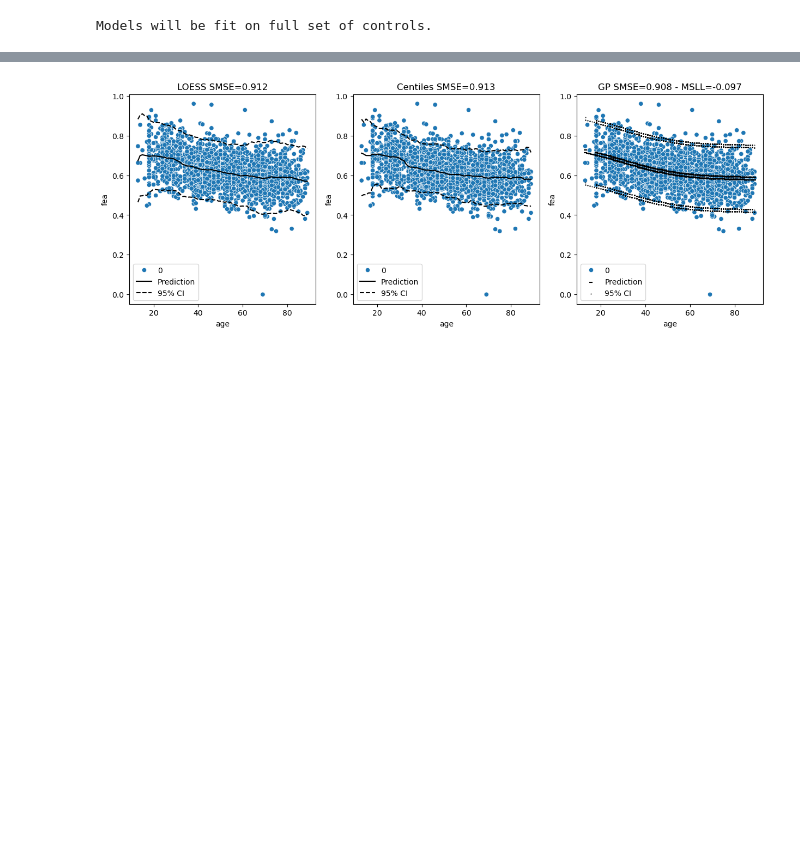
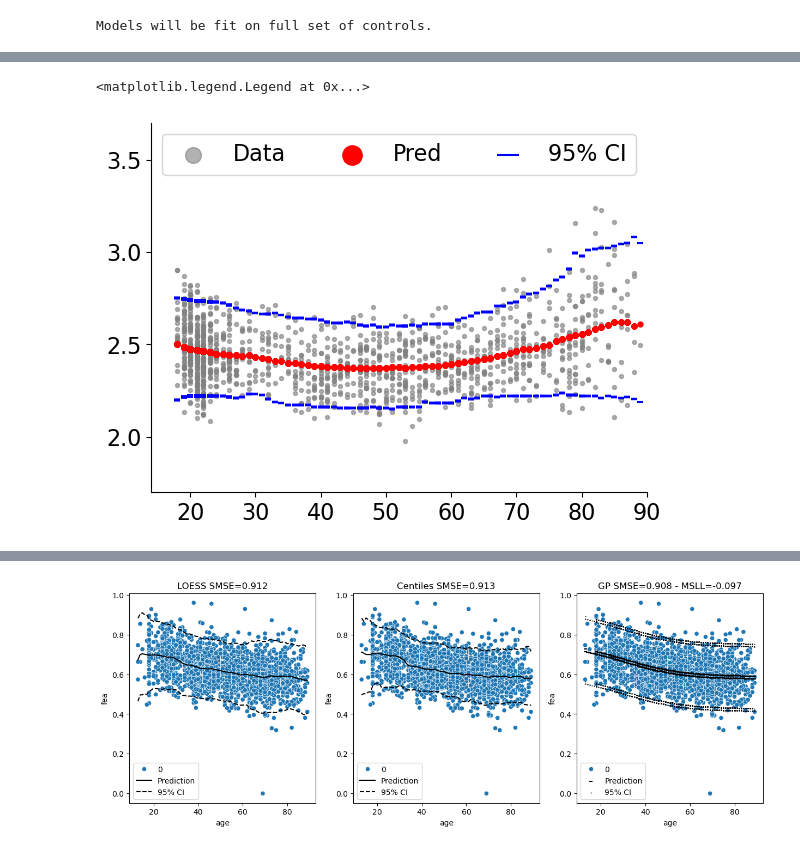
Before and after one commit to podismine/CMDM, a Jupyter notebook: gamlss.ipynb, the cells around one changed output, grey strips where cells are left out. Drawn from its saved outputs; the diff is of its cells as text; code cells hidden in the pictures; blank space fills up the shorter version.

```diff
--- a/gamlss.ipynb
+++ b/gamlss.ipynb
@@ -27,0 +113,25 @@ Models will be fit on full set of controls.
+# %%
+fig, ax = plt.subplots()
+
+
+plt.scatter(m.data[m.data['sex']==1]['age'], m.data[m.data['sex']==1]['fea'],color='grey',alpha=0.6,s=8,label = 'Data')
+
+plt.scatter(m.data[m.data['sex']==1]['age'], m.data[m.data['sex']==1]['LOESS_pred'],color='red',marker='o',s=12,label = 'Pred')
+plt.scatter(m.data[m.data['sex']==1]['age'], m.data[m.data['sex']==1]['Centiles_5'],color='blue',marker='_',s=16,label='95% CI')
+plt.scatter(m.data[m.data['sex']==1]['age'], m.data[m.data['sex']==1]['Centiles_95'],color='blue',marker='_',s=16)
+
+
+# 去掉上边框和右边框
+ax.spines['top'].set_visible(False)
+ax.spines['right'].set_visible(False)
+from matplotlib.ticker import MultipleLocator
+
+ax.yaxis.set_major_locator(MultipleLocator(0.5))
+plt.xlim([14,90])
+plt.xticks(fontsize=16)
+plt.yticks(fontsize=16)
+plt.ylim([1.7,3.7])
+plt.legend(markerscale=4,fontsize=16,ncol=3,loc=1)
+# %% [output]
+<matplotlib.legend.Legend at 0x...>
+[figure, added]
```
Also changed, not shown: parts of 26 cells of this notebook, 35 other files.
